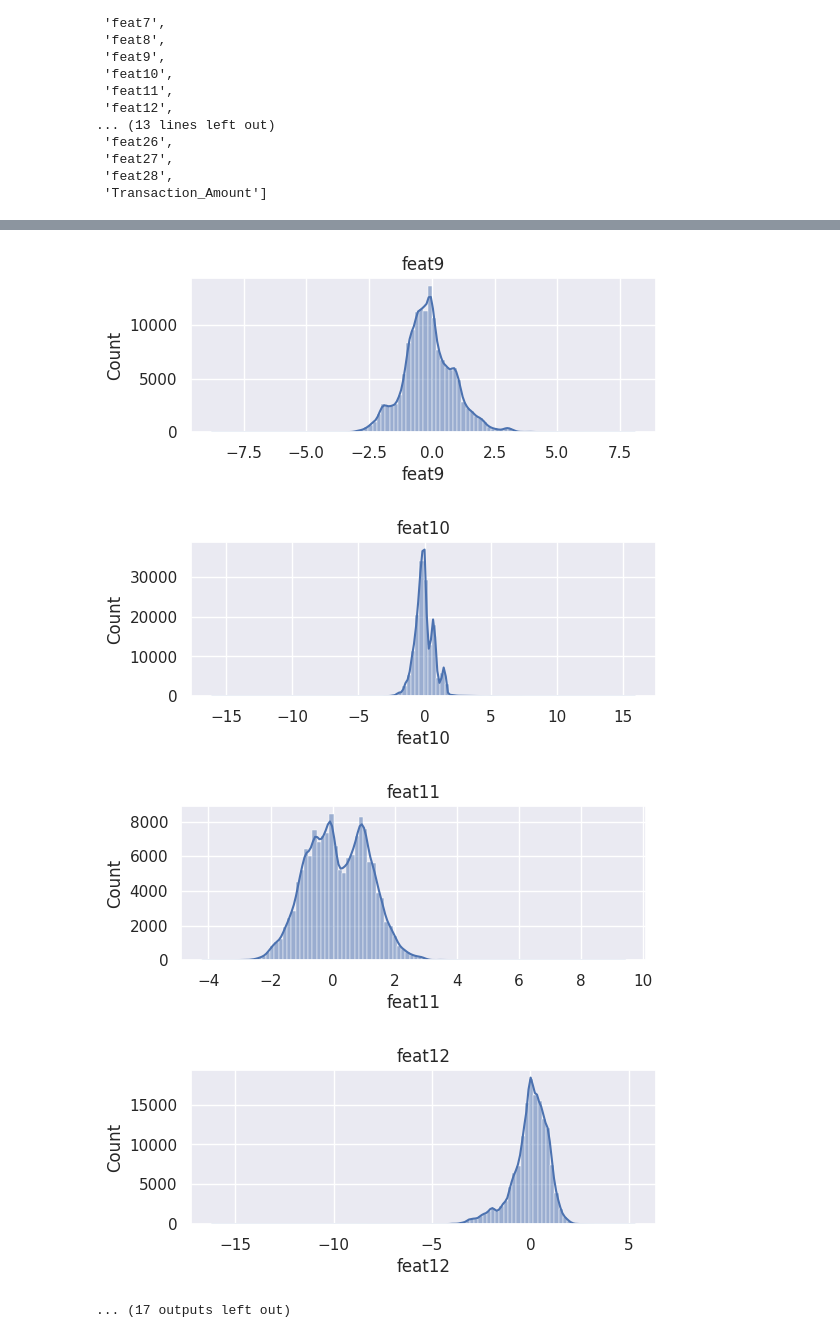
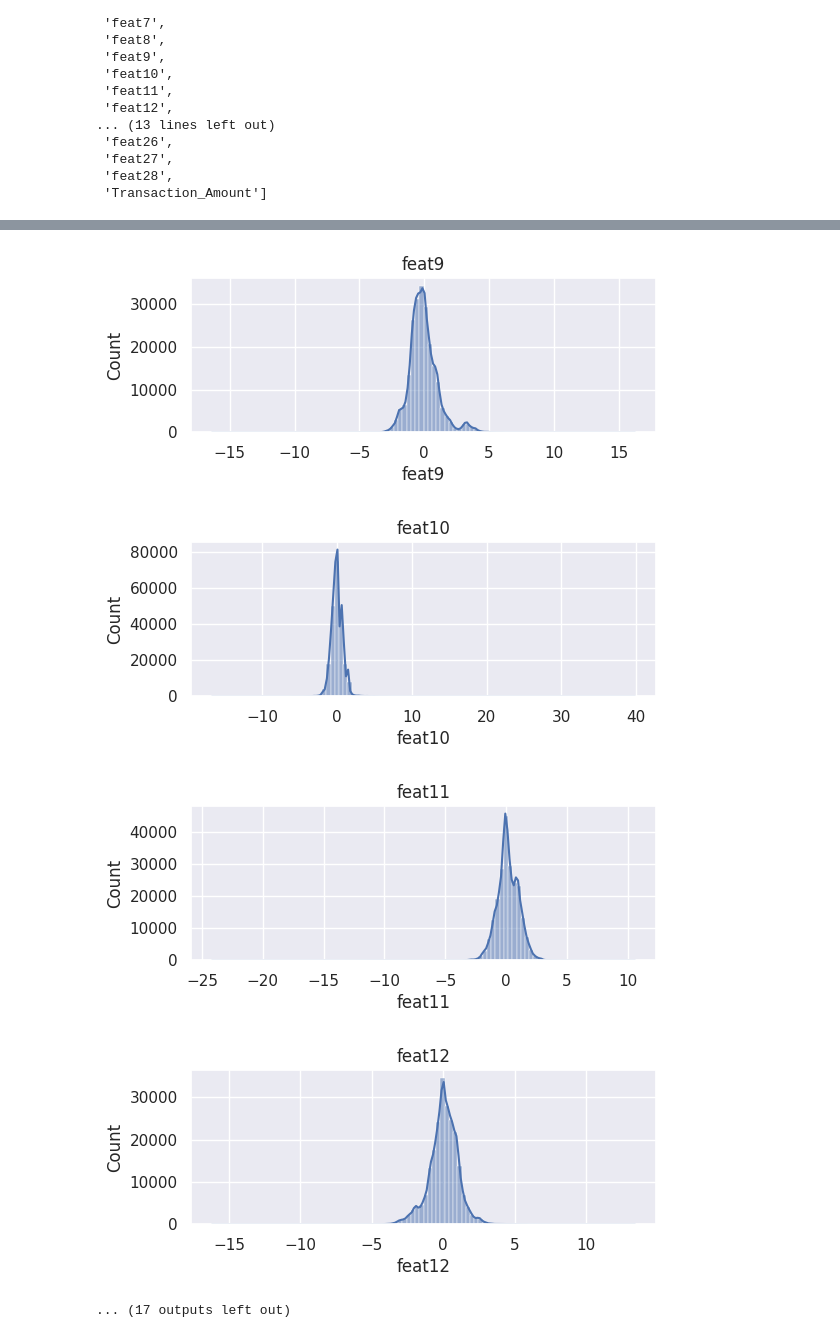
Before and after one commit to ysraell/random-forest-mc-utils, a Jupyter notebook: credit-card-fraud-prediction/power_transform.ipynb, the cells around one changed output, grey strips where cells are left out. Drawn from its saved outputs; the diff is of its cells as text; code cells hidden in the pictures.

```diff
--- a/credit-card-fraud-prediction/power_transform.ipynb
+++ b/credit-card-fraud-prediction/power_transform.ipynb
@@ -180,10 +187,12 @@ feat_cols
  'feat27',
  'feat28',
  'Transaction_Amount']
+# %%
+df = pd.concat([df_train[feat_cols], df_test[feat_cols]], ignore_index=True)
 # %%
 for feat_col in feat_cols:
     plt.figure()
-    sns.histplot(data=df_train, x=feat_col, kde=True, bins=min(df_train[feat_col].nunique(), 100))
+    sns.histplot(data=df, x=feat_col, kde=True, bins=min(df_train[feat_col].nunique(), 100))
     plt.title(feat_col)
     plt.autoscale()
 # %% [output]
@@ -198,5 +207,5 @@ for feat_col in feat_cols:
-[figure, old version]
+[figure, new version]
-[figure, old version]
+[figure, new version]
-[figure, old version]
+[figure, new version]
-[figure, old version]
+[figure, new version]
 ... (17 outputs left out)
```
Also changed, not shown: parts of 13 cells of this notebook, 2 other files.
